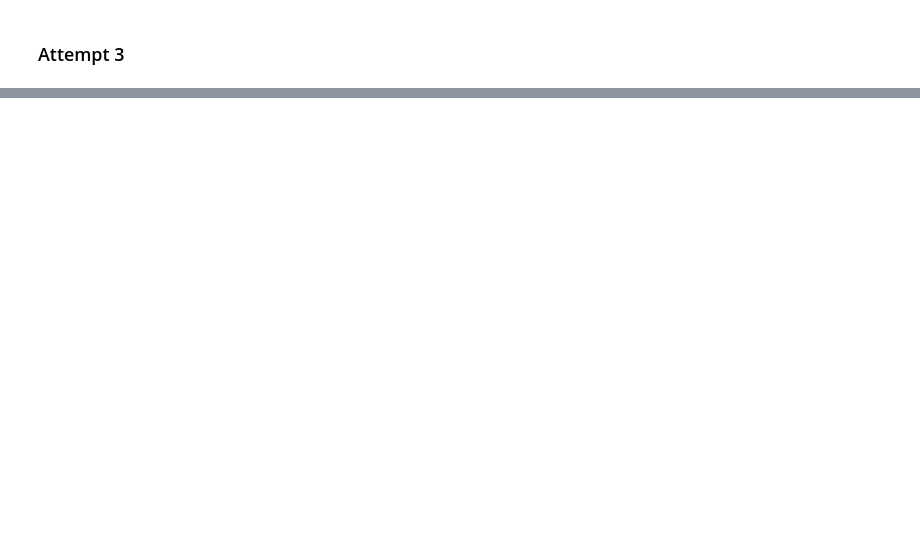
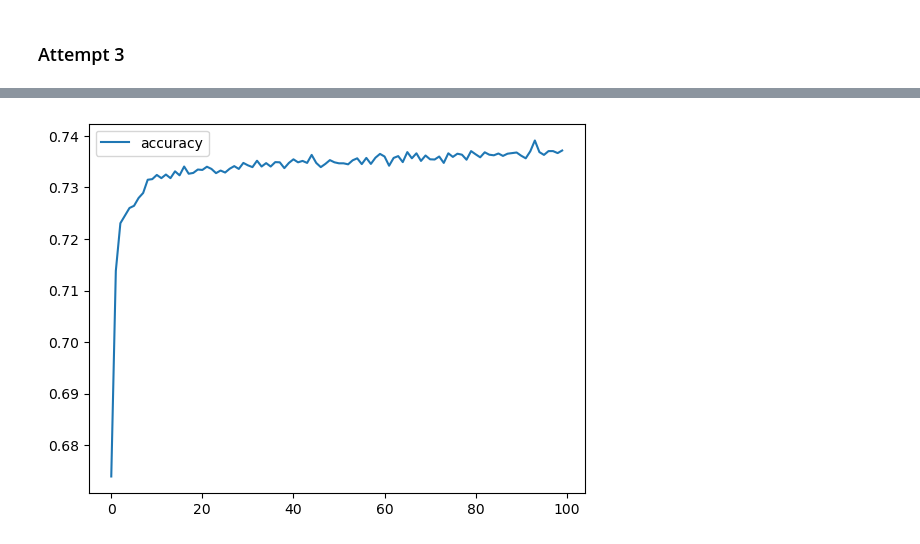
Before and after one commit to elisesirivisal/deep-learning-challenge, a Jupyter notebook: AlphabetSoupCharity_Optimization.ipynb, the cells around one changed output, grey strips where cells are left out. Saved outputs shown, nothing was run; the diff lists cells and outputs as text; code cells hidden in the pictures; blank space fills up the shorter version.

```diff
--- a/AlphabetSoupCharity_Optimization.ipynb
+++ b/AlphabetSoupCharity_Optimization.ipynb
@@ -352,0 +392,12 @@ nn3.save("AlphabetSoupCharity_Optimization3.h5")
+# %%
+nn4 = tf.keras.models.Sequential()
+
+# Layers + Dropout Layers
+nn4.add(tf.keras.layers.Dense(input_dim=57, units=10, activation="relu"))
+nn4.add(tf.keras.layers.Dense(units=5, activation="relu"))
+nn4.add(tf.keras.layers.Dense(units=3, activation="relu"))
+nn4.add(tf.keras.layers.Dense(units=1, activation="sigmoid"))
+
+# Compile and train the model
+nn4.compile(loss="binary_crossentropy", optimizer="adam", metrics=["accuracy"])
+fit_model4 = nn4.fit(X_train_scaled, y_train, epochs=100)
@@ -352,0 +429,9 @@ nn3.save("AlphabetSoupCharity_Optimization3.h5")
+# %%
+history = pd.DataFrame(fit_model4.history)
+
+# Plot the accuracy & save as png
+history.plot(y="accuracy")
+plt.savefig('Images/fit_model4.png')
+plt.show()
+# %% [output]
+[figure, added]
```
Also changed, not shown: parts of 18 cells of this notebook, 9 other files.
